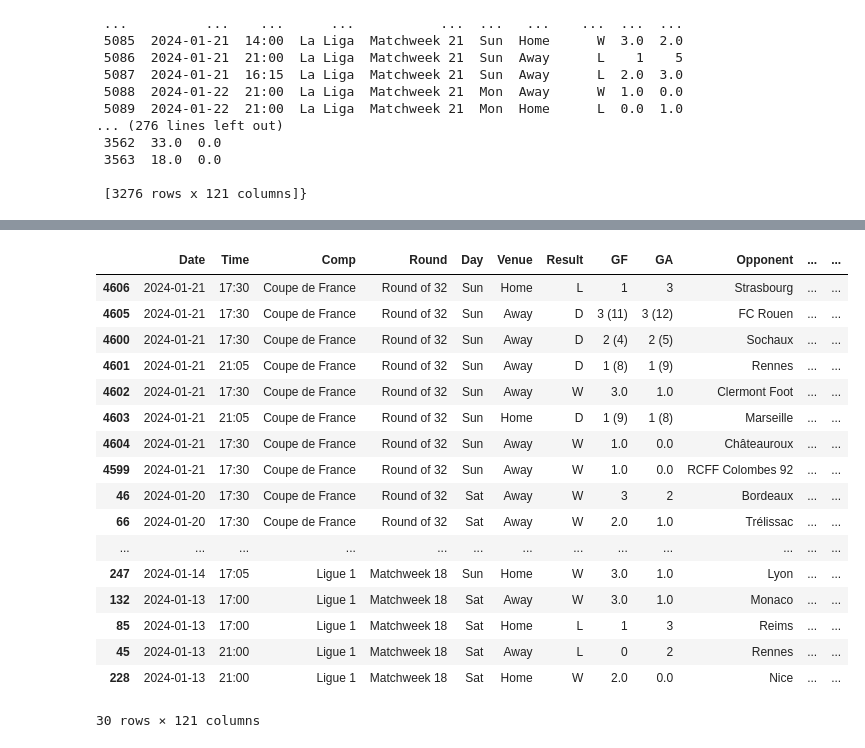
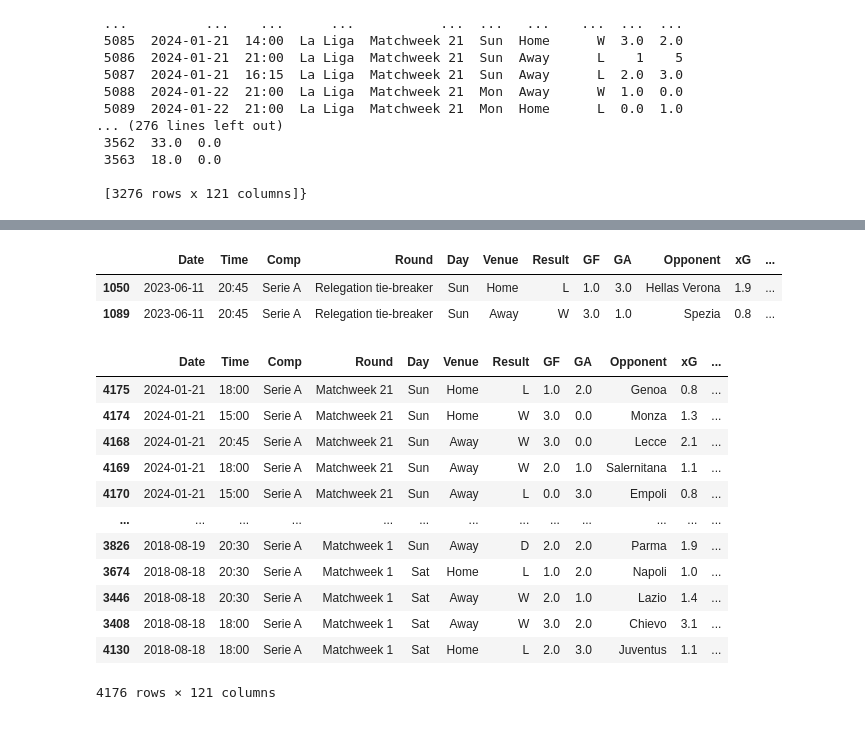
Before and after one commit to alexandreviard/Ligue1Predictor, a Jupyter notebook: POO/POO.ipynb, the cells around one changed output, grey strips where cells are left out. Saved outputs shown, nothing was run; the diff lists cells and outputs as text; code cells hidden in the pictures.

Commit message:
class pour préparer la data

```diff
--- a/POO/POO.ipynb
+++ b/POO/POO.ipynb
@@ -7,6 +7,7 @@ import requests
 from bs4 import BeautifulSoup
 from PIL import Image
 import io
+pd.set_option('display.max_columns', None)
 
 class FootballDataScraper:
 
@@ -342,0 +416,3 @@ a = a[b.columns]
+# %%
+foot = Football_viz()
+a = foot._read_raw_data('Serie A')
@@ -346,21 +456,22 @@ b["Date"] = pd.to_datetime(b["Date"])
+# %%
+a[a['Round'] == 'Relegation tie-breaker']
+# %% [output]
+|  | Date | Time | Comp | Round | Day | Venue | Result | GF | GA | Opponent | xG | ... |
+| 1050 | 2023-06-11 | 20:45 | Serie A | Relegation tie-breaker | Sun | Home | L | 1.0 | 3.0 | Hellas Verona | 1.9 | ... |
+| 1089 | 2023-06-11 | 20:45 | Serie A | Relegation tie-breaker | Sun | Away | W | 3.0 | 1.0 | Spezia | 0.8 | ... |
 # %%
-a.sort_values(by="Date", ascending = False).head(30)
+a.sort_values(by='Date', ascending=False)
 # %% [output]
-|  | Date | Time | Comp | Round | Day | Venue | Result | GF | GA | Opponent | ... | ... |
-| 4606 | 2024-01-21 | 17:30 | Coupe de France | Round of 32 | Sun | Home | L | 1 | 3 | Strasbourg | ... | ... |
-| 4605 | 2024-01-21 | 17:30 | Coupe de France | Round of 32 | Sun | Away | D | 3 (11) | 3 (12) | FC Rouen | ... | ... |
-| 4600 | 2024-01-21 | 17:30 | Coupe de France | Round of 32 | Sun | Away | D | 2 (4) | 2 (5) | Sochaux | ... | ... |
-| 4601 | 2024-01-21 | 21:05 | Coupe de France | Round of 32 | Sun | Away | D | 1 (8) | 1 (9) | Rennes | ... | ... |
-| 4602 | 2024-01-21 | 17:30 | Coupe de France | Round of 32 | Sun | Away | W | 3.0 | 1.0 | Clermont Foot | ... | ... |
-| 4603 | 2024-01-21 | 21:05 | Coupe de France | Round of 32 | Sun | Home | D | 1 (9) | 1 (8) | Marseille | ... | ... |
-| 4604 | 2024-01-21 | 17:30 | Coupe de France | Round of 32 | Sun | Away | W | 1.0 | 0.0 | Châteauroux | ... | ... |
-| 4599 | 2024-01-21 | 17:30 | Coupe de France | Round of 32 | Sun | Away | W | 1.0 | 0.0 | RCFF Colombes 92 | ... | ... |
-| 46 | 2024-01-20 | 17:30 | Coupe de France | Round of 32 | Sat | Away | W | 3 | 2 | Bordeaux | ... | ... |
-| 66 | 2024-01-20 | 17:30 | Coupe de France | Round of 32 | Sat | Away | W | 2.0 | 1.0 | Trélissac | ... | ... |
+|  | Date | Time | Comp | Round | Day | Venue | Result | GF | GA | Opponent | xG | ... |
+| 4175 | 2024-01-21 | 18:00 | Serie A | Matchweek 21 | Sun | Home | L | 1.0 | 2.0 | Genoa | 0.8 | ... |
+| 4174 | 2024-01-21 | 15:00 | Serie A | Matchweek 21 | Sun | Home | W | 3.0 | 0.0 | Monza | 1.3 | ... |
+| 4168 | 2024-01-21 | 20:45 | Serie A | Matchweek 21 | Sun | Away | W | 3.0 | 0.0 | Lecce | 2.1 | ... |
+| 4169 | 2024-01-21 | 18:00 | Serie A | Matchweek 21 | Sun | Away | W | 2.0 | 1.0 | Salernitana | 1.1 | ... |
+| 4170 | 2024-01-21 | 15:00 | Serie A | Matchweek 21 | Sun | Away | L | 0.0 | 3.0 | Empoli | 0.8 | ... |
 | ... | ... | ... | ... | ... | ... | ... | ... | ... | ... | ... | ... | ... |
-| 247 | 2024-01-14 | 17:05 | Ligue 1 | Matchweek 18 | Sun | Home | W | 3.0 | 1.0 | Lyon | ... | ... |
-| 132 | 2024-01-13 | 17:00 | Ligue 1 | Matchweek 18 | Sat | Away | W | 3.0 | 1.0 | Monaco | ... | ... |
-| 85 | 2024-01-13 | 17:00 | Ligue 1 | Matchweek 18 | Sat | Home | L | 1 | 3 | Reims | ... | ... |
-| 45 | 2024-01-13 | 21:00 | Ligue 1 | Matchweek 18 | Sat | Away | L | 0 | 2 | Rennes | ... | ... |
-| 228 | 2024-01-13 | 21:00 | Ligue 1 | Matchweek 18 | Sat | Home | W | 2.0 | 0.0 | Nice | ... | ... |
+| 3826 | 2018-08-19 | 20:30 | Serie A | Matchweek 1 | Sun | Away | D | 2.0 | 2.0 | Parma | 1.9 | ... |
+| 3674 | 2018-08-18 | 20:30 | Serie A | Matchweek 1 | Sat | Home | L | 1.0 | 2.0 | Napoli | 1.0 | ... |
+| 3446 | 2018-08-18 | 20:30 | Serie A | Matchweek 1 | Sat | Away | W | 2.0 | 1.0 | Lazio | 1.4 | ... |
+| 3408 | 2018-08-18 | 18:00 | Serie A | Matchweek 1 | Sat | Away | W | 3.0 | 2.0 | Chievo | 3.1 | ... |
+| 4130 | 2018-08-18 | 18:00 | Serie A | Matchweek 1 | Sat | Home | L | 2.0 | 3.0 | Juventus | 1.1 | ... |
-30 rows × 121 columns
+4176 rows × 121 columns
```
Also changed, not shown: parts of 11 cells of this notebook, 1 other file.
